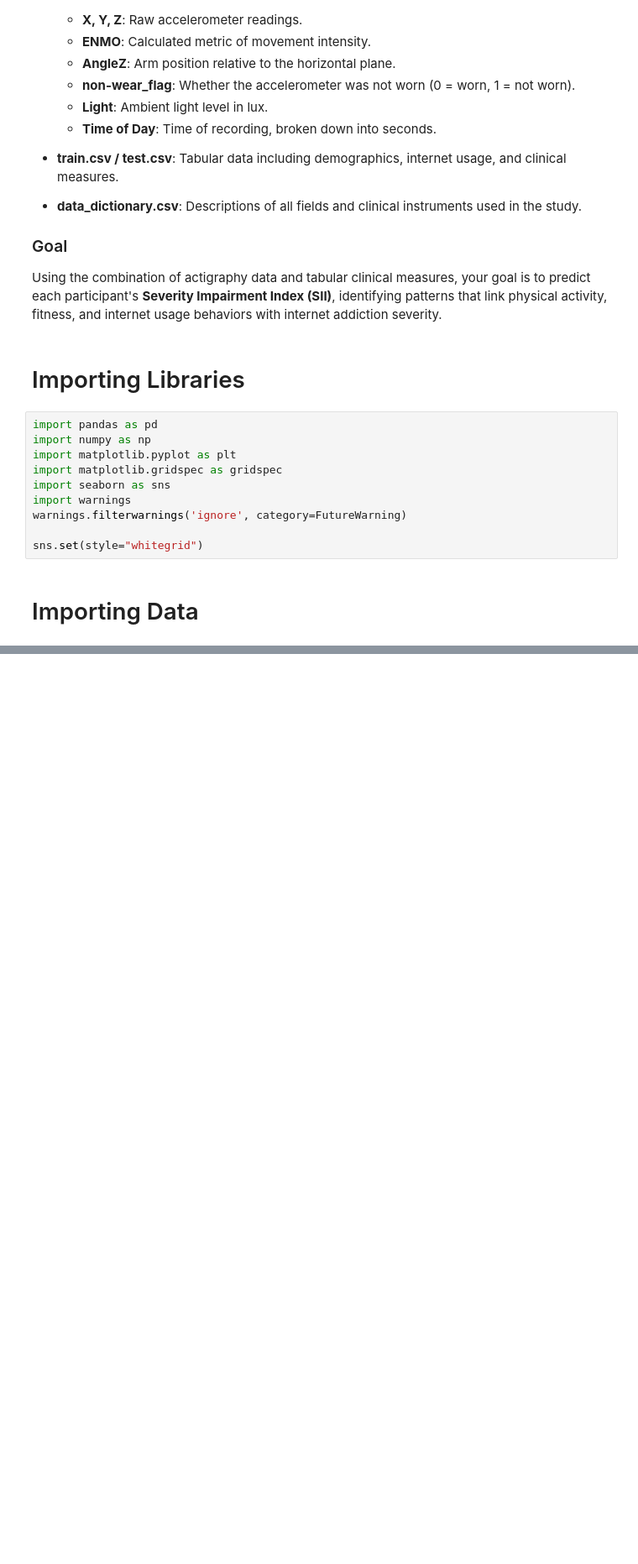
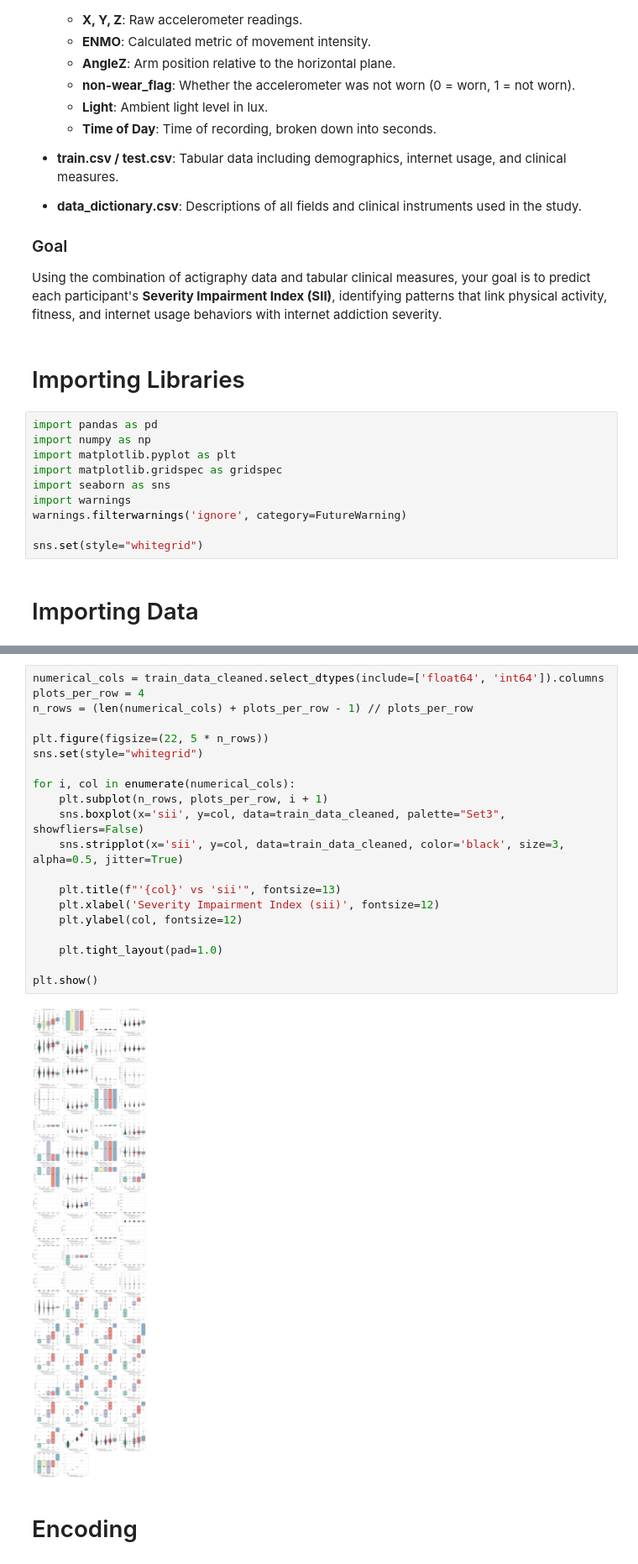
Before and after one commit to fkaan/Child-Mind-Institute-Problematic-Internet-Use, a Jupyter notebook: child-mind-institute-problematic-internet-use.ipynb, the cells around one changed output, grey strips where cells are left out. Shown at 84% size. Saved outputs shown, nothing was run; the diff lists cells and outputs as text; blank space fills up the shorter version.

```diff
--- a/child-mind-institute-problematic-internet-use.ipynb
+++ b/child-mind-institute-problematic-internet-use.ipynb
@@ -201,0 +209,24 @@ plt.show()
+# %%
+numerical_cols = train_data_cleaned.select_dtypes(include=['float64', 'int64']).columns
+plots_per_row = 4
+n_rows = (len(numerical_cols) + plots_per_row - 1) // plots_per_row
+
+plt.figure(figsize=(22, 5 * n_rows))
+sns.set(style="whitegrid")
+
+for i, col in enumerate(numerical_cols):
+    plt.subplot(n_rows, plots_per_row, i + 1)
+    sns.boxplot(x='sii', y=col, data=train_data_cleaned, palette="Set3", showfliers=False)
+    sns.stripplot(x='sii', y=col, data=train_data_cleaned, color='black', size=3, alpha=0.5, jitter=True)
+
+    plt.title(f"'{col}' vs 'sii'", fontsize=13)
+    plt.xlabel('Severity Impairment Index (sii)', fontsize=12)
+    plt.ylabel(col, fontsize=12)
+
+    plt.tight_layout(pad=1.0)
+
+plt.show()
+# %% [output]
+[figure, added]
+# %% [markdown]
+# Encoding
```
Also changed, not shown: parts of 25 cells of this notebook.
